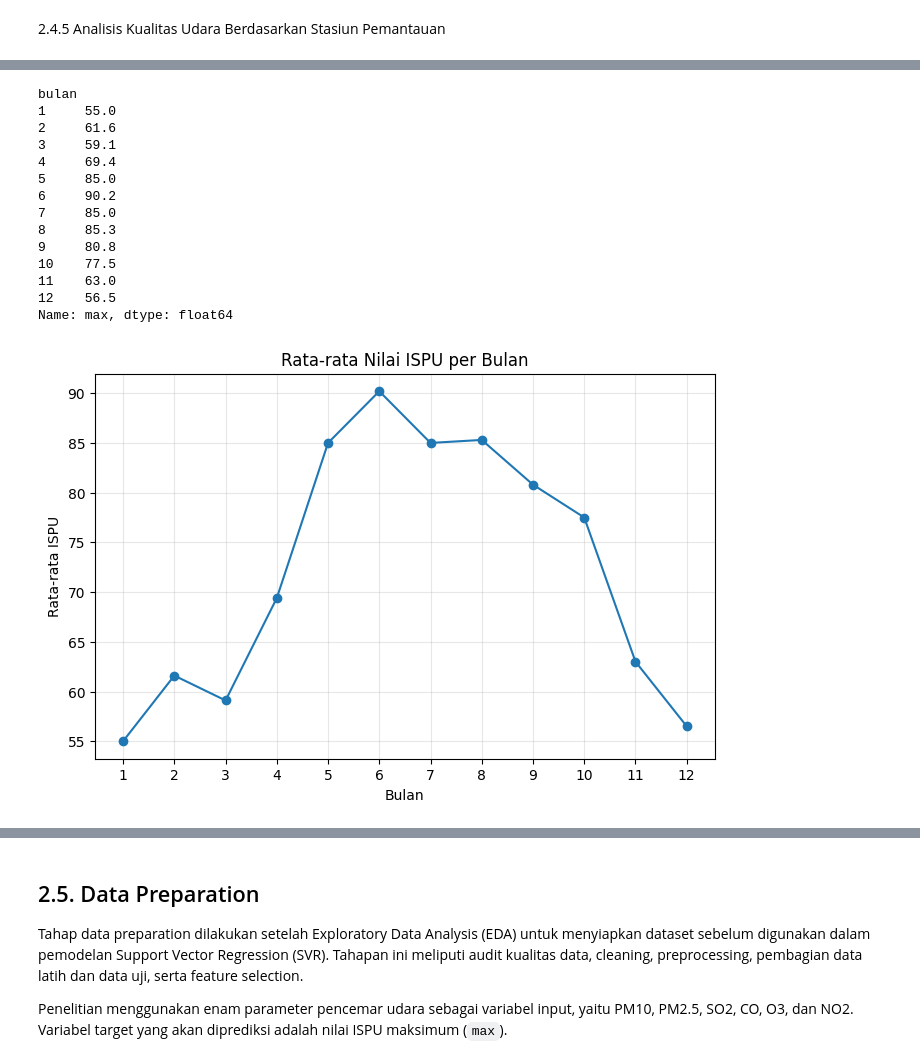
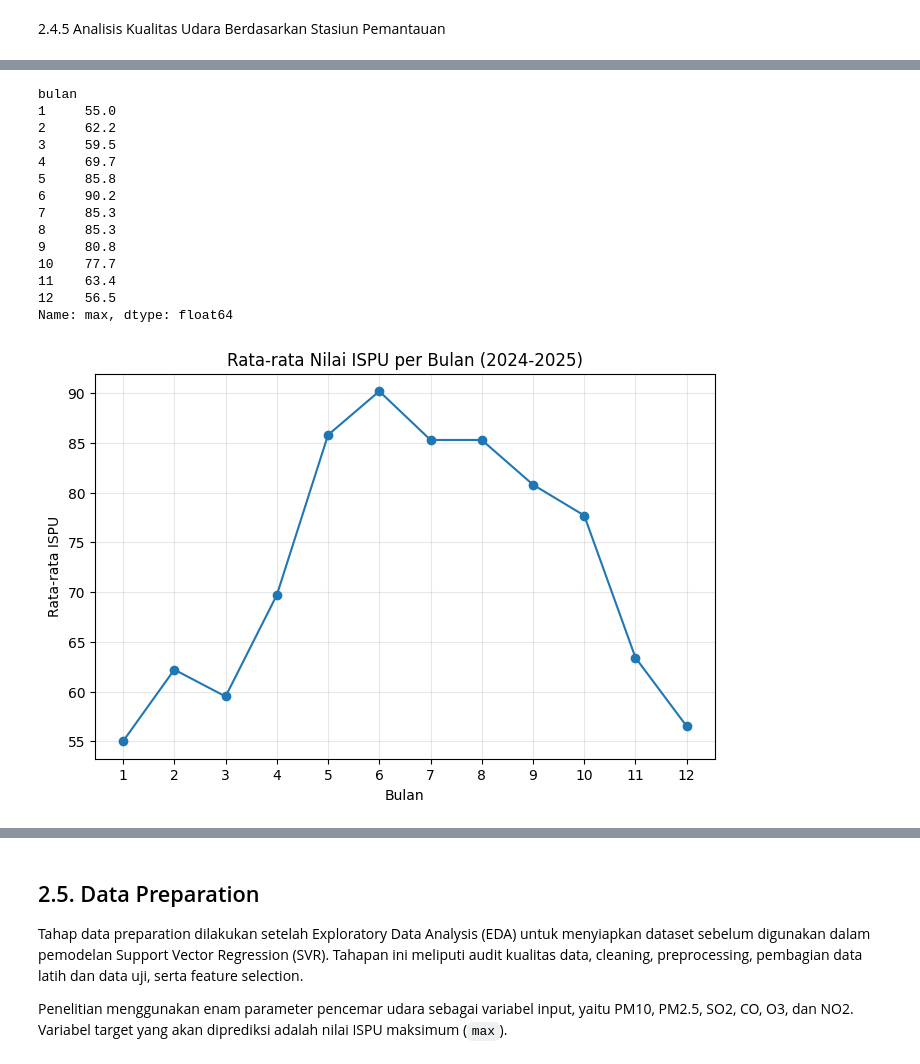
Before and after one commit to Cantikazahra/49_IF-E_titut-titut, a Jupyter notebook: Projek_ISPU.ipynb, the cells around one changed output, grey strips where cells are left out. Saved outputs shown, nothing was run; the diff lists cells and outputs as text; code cells hidden in the pictures.

```diff
--- a/Projek_ISPU.ipynb
+++ b/Projek_ISPU.ipynb
@@ -551,11 +554,14 @@ plt.show()
 # %% [markdown]
 2.4.5 Analisis Kualitas Udara Berdasarkan Stasiun Pemantauan
 # %%
-# Menyatukan penulisan nama stasiun yang berbeda
-df["stasiun_bersih"] = df["stasiun"].replace({
-    "DKI1 BUNDERAN HI": "DKI1 BUNDARAN HOTEL INDONESIA (HI)",
-    "DKI1 BUNDARAN HOTEL INDONESIA HI": "DKI1 BUNDARAN HOTEL INDONESIA (HI)",
-    "DKI5 KEBON JERUK JAKARTA BARAT": "DKI5 KEBON JERUK"
+# Menyatukan penulisan nama stasiun yang berbeda (DKI1 sampai DKI5)
+df["stasiun_bersih"] = df["stasiun"].str.extract(r"(DKI\d)")[0]
+df["stasiun_bersih"] = df["stasiun_bersih"].map({
+    "DKI1": "DKI1 Bundaran HI",
+    "DKI2": "DKI2 Kelapa Gading",
+    "DKI3": "DKI3 Jagakarsa",
+    "DKI4": "DKI4 Lubang Buaya",
+    "DKI5": "DKI5 Kebon Jeruk"
 })
 
 df_stasiun = df[df["max"] > 0]
@@ -594,30 +600,33 @@ plt.show()
 # %%
+# Hanya memakai data dengan nilai ISPU valid (max > 0)
+df_valid = df[df["max"] > 0]
+
 # Rata-rata ISPU setiap bulan
-rata_bulan = df.groupby("bulan")["max"].mean().round(1)
+rata_bulan = df_valid.groupby("bulan")["max"].mean().round(1)
 display(rata_bulan)
 
 # Visualisasi tren bulanan
 plt.figure(figsize=(8, 5))
 plt.plot(rata_bulan.index, rata_bulan.values, marker="o")
-plt.title("Rata-rata Nilai ISPU per Bulan")
+plt.title("Rata-rata Nilai ISPU per Bulan (2024-2025)")
 plt.xlabel("Bulan")
 plt.ylabel("Rata-rata ISPU")
 plt.xticks(range(1, 13))
 plt.grid(alpha=0.3)
 plt.show()
 # %% [output]
 bulan
 1     55.0
-2     61.6
-3     59.1
-4     69.4
-5     85.0
+2     62.2
+3     59.5
+4     69.7
+5     85.8
 6     90.2
-7     85.0
+7     85.3
 8     85.3
 9     80.8
-10    77.5
-11    63.0
+10    77.7
+11    63.4
 12    56.5
 Name: max, dtype: float64
-[figure, old version]
+[figure, new version]
```
Also changed, not shown: parts of 19 cells of this notebook.
